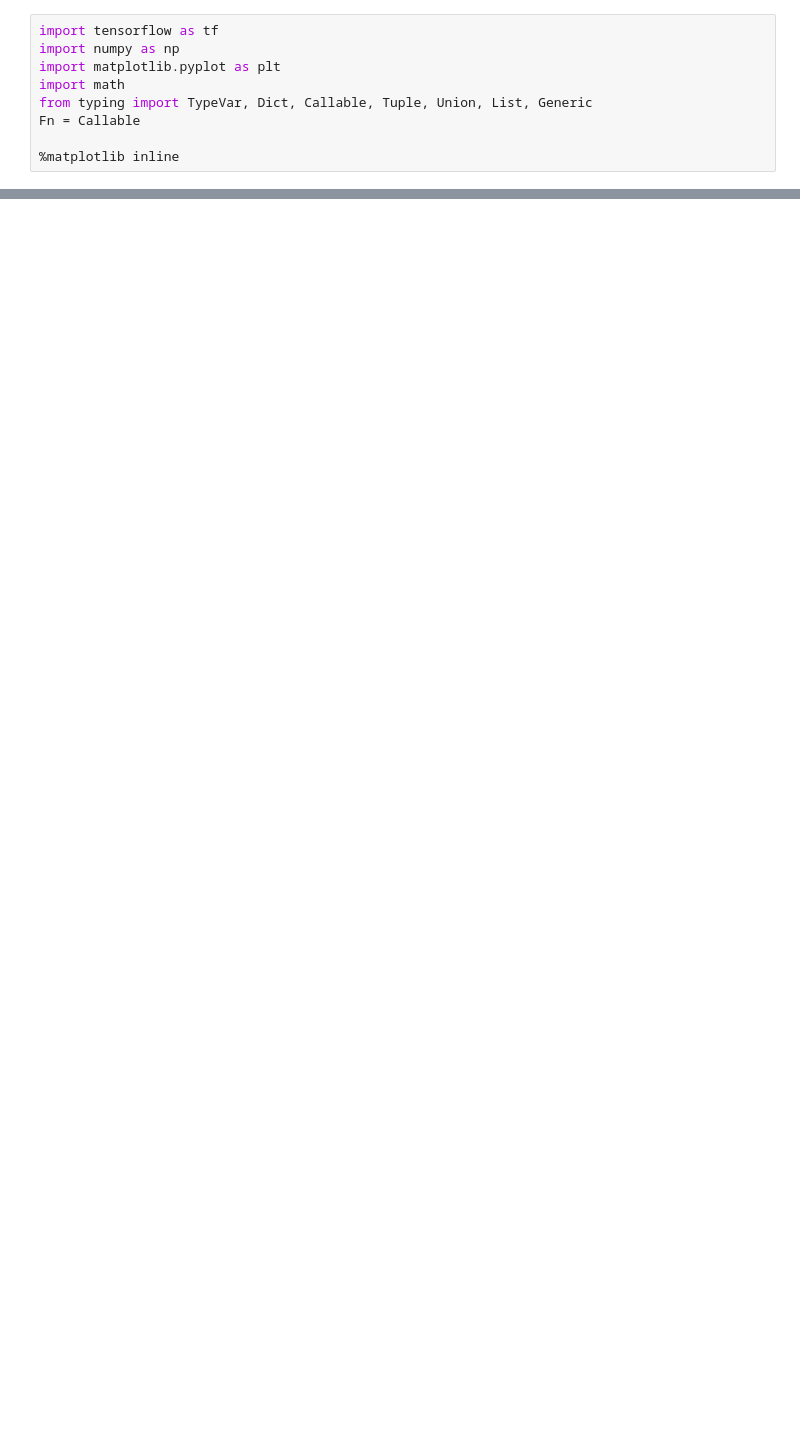
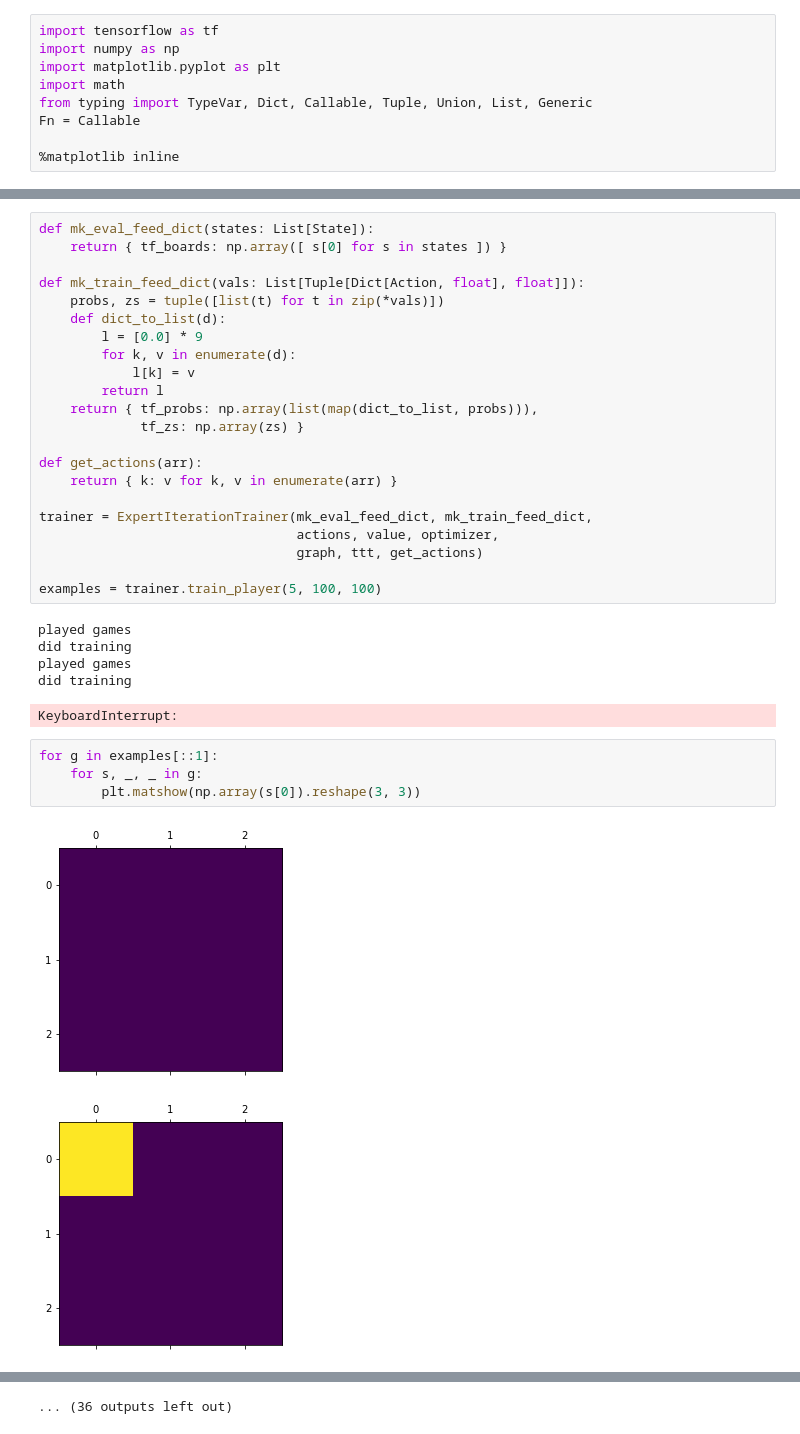
Before and after one commit to gbrik/expert-iteration, a Jupyter notebook: expert-iteration.ipynb, the cells around one changed output, grey strips where cells are left out. Drawn from its saved outputs; the diff is of its cells as text; blank space fills up the shorter version.

Commit message:
add policy iteration component

```diff
--- a/expert-iteration.ipynb
+++ b/expert-iteration.ipynb
@@ -153,0 +293,35 @@ for s, _, _ in player.play_self():
+# %%
+def mk_eval_feed_dict(states: List[State]):
+    return { tf_boards: np.array([ s[0] for s in states ]) }
+
+def mk_train_feed_dict(vals: List[Tuple[Dict[Action, float], float]]):
+    probs, zs = tuple([list(t) for t in zip(*vals)])
+    def dict_to_list(d):
+        l = [0.0] * 9
+        for k, v in enumerate(d):
+            l[k] = v
+        return l
+    return { tf_probs: np.array(list(map(dict_to_list, probs))),
+             tf_zs: np.array(zs) }
+
+def get_actions(arr):
+    return { k: v for k, v in enumerate(arr) }
+
+trainer = ExpertIterationTrainer(mk_eval_feed_dict, mk_train_feed_dict,
+                                 actions, value, optimizer,
+                                 graph, ttt, get_actions)
+
+examples = trainer.train_player(5, 100, 100)
+# %% [output]
+played games
+did training
+played games
+did training
+KeyboardInterrupt:
+# %%
+for g in examples[::1]:
+    for s, _, _ in g:
+        plt.matshow(np.array(s[0]).reshape(3, 3))
+# %% [output]
+[figure, added]
+[figure, added]
@@ -153,0 +338 @@ for s, _, _ in player.play_self():
+... (36 outputs left out)
```
Also changed, not shown: parts of 7 cells of this notebook.
